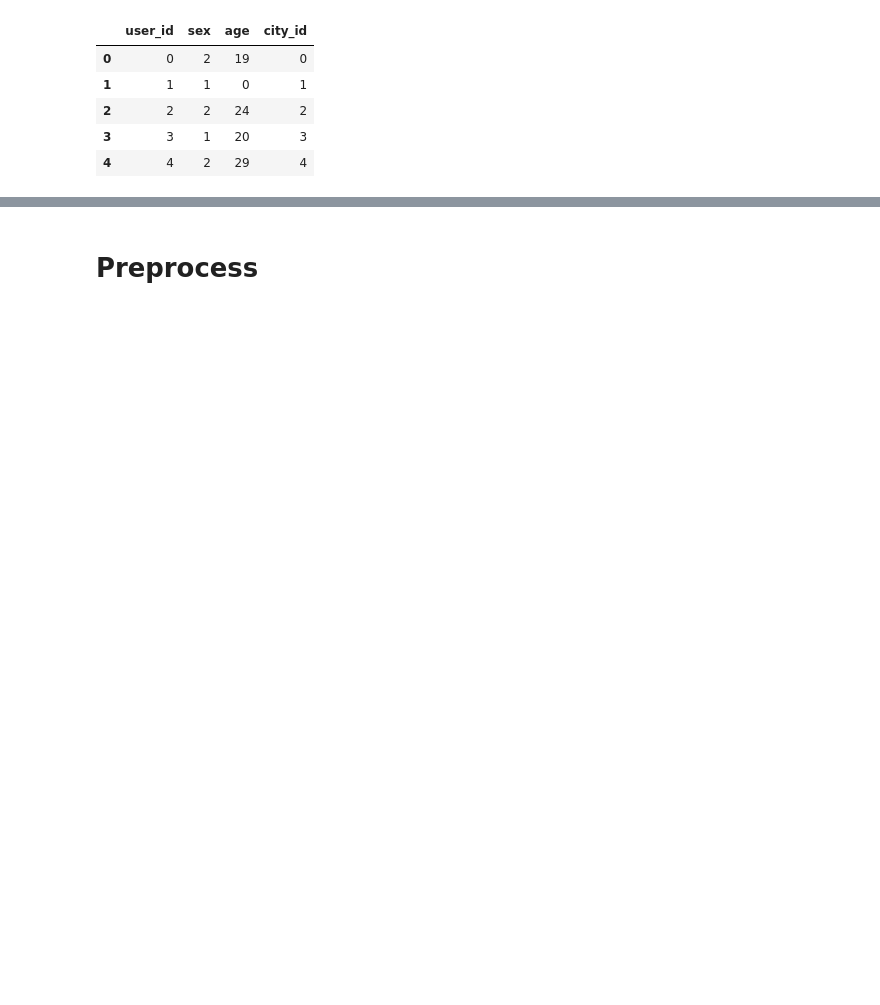
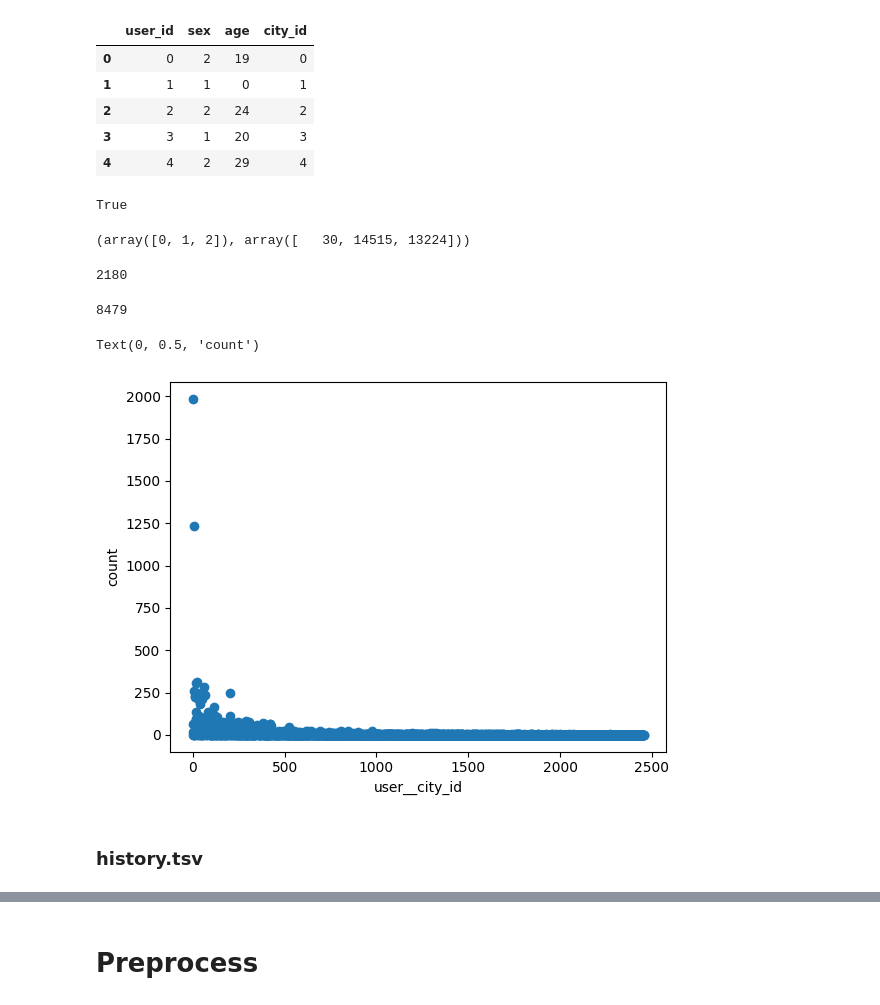
Before and after one commit to EgorChernov5/VILLKA, a Jupyter notebook: notebooks/preprocessing.ipynb, the cells around one changed output, grey strips where cells are left out. Cells and saved outputs as stored; diff of their text form; code cells hidden in the pictures; blank space fills up the shorter version.

```diff
--- a/notebooks/preprocessing.ipynb
+++ b/notebooks/preprocessing.ipynb
@@ -138,0 +140,27 @@ users_ds
+# %%
+len(user_ds) == len(user_ds["user_id"].unique())
+# %% [output]
+True
+# %%
+np.unique(user_ds["sex"], return_counts=True)
+# %% [output]
+(array([0, 1, 2]), array([   30, 14515, 13224]))
+# %%
+len(user_ds[user_ds["age"] == 0])
+# %% [output]
+2180
+# %%
+len(user_ds[user_ds["city_id"] == 0])
+# %% [output]
+8479
+# %%
+uniq_users_city_id = np.unique(user_ds[user_ds["city_id"] != 0]["city_id"], return_counts=True)
+
+plt.scatter(uniq_users_city_id[0], uniq_users_city_id[1])
+plt.xlabel("user__city_id")
+plt.ylabel("count")
+# %% [output]
+Text(0, 0.5, 'count')
+[figure, added]
+# %% [markdown]
+### history.tsv
```
Also changed, not shown: parts of 20 cells of this notebook.
